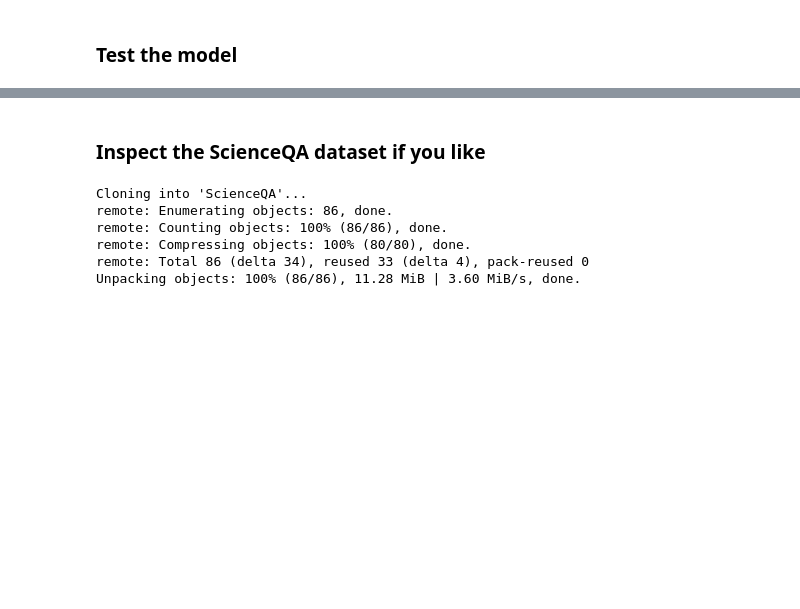
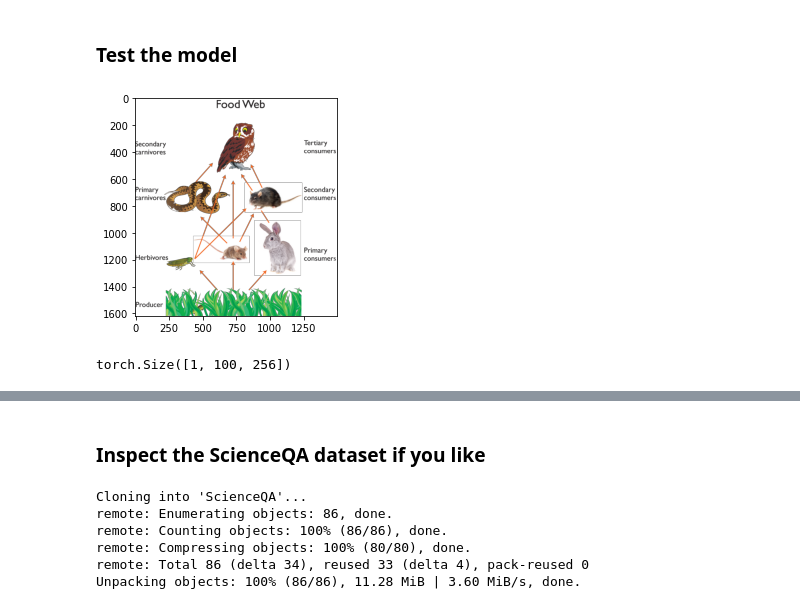
Before and after one commit to Movelocity/mm-cot, a Jupyter notebook: readme/try-mm-cot.ipynb, the cells around one changed output, grey strips where cells are left out. Saved outputs shown, nothing was run; the diff lists cells and outputs as text; code cells hidden in the pictures; blank space fills up the shorter version.

```diff
--- a/readme/try-mm-cot.ipynb
+++ b/readme/try-mm-cot.ipynb
@@ -74,19 +75,23 @@ vf_extractor = detection_model.model.to(device)
 # %% [markdown]
 ### Test the model
+# %%
+from PIL import Image
+import matplotlib.pyplot as plt
+import requests
+
+# url = 'http://images.cocodataset.org/val2017/000000039769.jpg'
+url = 'https://s-media-cache-ak0.pinimg.com/originals/20/5f/f3/205ff3fd8de56d9ef76d0f0da4ee30ea.jpg'
+image = Image.open(requests.get(url, stream=True).raw)
+
+plt.figure(figsize=(6,4))
+plt.imshow(image)
+plt.show()
+# %% [output]
+[figure, added]
 # %%
-# prepares an image
-from PIL import Image
-import matplotlib.pyplot as plt
-import requests
-
-url = 'http://images.cocodataset.org/val2017/000000039769.jpg'
-image = Image.open(requests.get(url, stream=True).raw)
-
-plt.figure(figsize=(5,3))
-plt.imshow(image)
-plt.show()
-
-inputs = feature_extractor(images=image, return_tensors="pt")  # dict_keys(['pixel_values', 'pixel_mask'])
+inputs = preprocessor(images=image, return_tensors="pt")  # dict_keys(['pixel_values', 'pixel_mask'])
 vision_tokenizer = vf_extractor(inputs['pixel_values'].to(device), inputs['pixel_mask'].to(device))  # torch.Size([1, 3, 800, 1066]), torch.Size([1, 800, 1066])
-torch.save(vision_tokenizer[0], 'visual_tmp_feature.pt')
-print(vision_tokenizer[0].shape)
+torch.save(vision_tokenizer[0], 'visual_tmp_feature.pt')  # Firstly save the vision feature to dist
+print(vision_tokenizer[0].shape)  # Do not forget to update current vision feature
+# %% [output]
+torch.Size([1, 100, 256])
```
Also changed, not shown: parts of 10 cells of this notebook.
